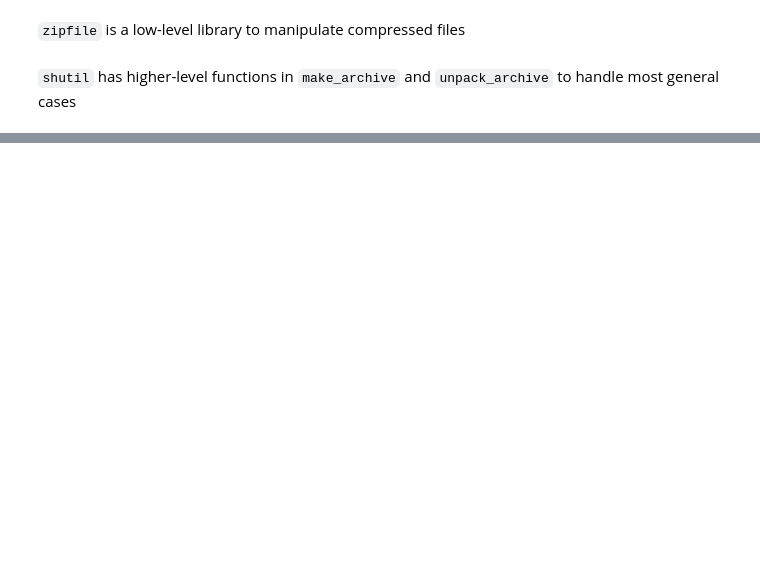
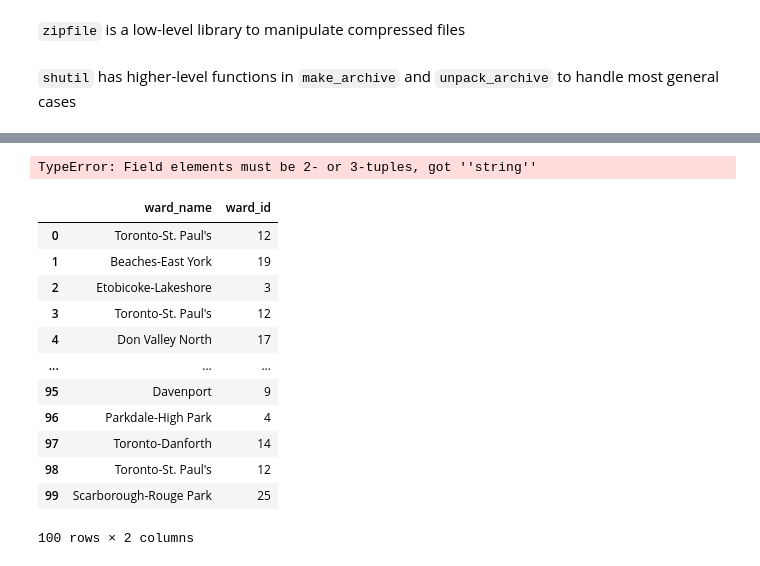
Before and after one commit to vykuang/toronto-service-calls-2023, a Jupyter notebook: notebooks/open-data.ipynb, the cells around one changed output, grey strips where cells are left out. Saved outputs shown, nothing was run; the diff lists cells and outputs as text; code cells hidden in the pictures; blank space fills up the shorter version.

```diff
--- a/notebooks/open-data.ipynb
+++ b/notebooks/open-data.ipynb
@@ -86,0 +233,20 @@ def fetch_from_url(url: str, fname: str):
+# %%
+df["Ward"].apply(extract_name_id)
+# %% [output]
+TypeError: Field elements must be 2- or 3-tuples, got ''string''
+# %%
+df.apply(lambda row: extract_name_id(row["Ward"]), result_type="expand", axis=1)
+# %% [output]
+|  | ward_name | ward_id |
+| 0 | Toronto-St. Paul's | 12 |
+| 1 | Beaches-East York | 19 |
+| 2 | Etobicoke-Lakeshore | 3 |
+| 3 | Toronto-St. Paul's | 12 |
+| 4 | Don Valley North | 17 |
+| ... | ... | ... |
+| 95 | Davenport | 9 |
+| 96 | Parkdale-High Park | 4 |
+| 97 | Toronto-Danforth | 14 |
+| 98 | Toronto-St. Paul's | 12 |
+| 99 | Scarborough-Rouge Park | 25 |
+100 rows × 2 columns
```
Also changed, not shown: parts of 29 cells of this notebook, 2 other files.
